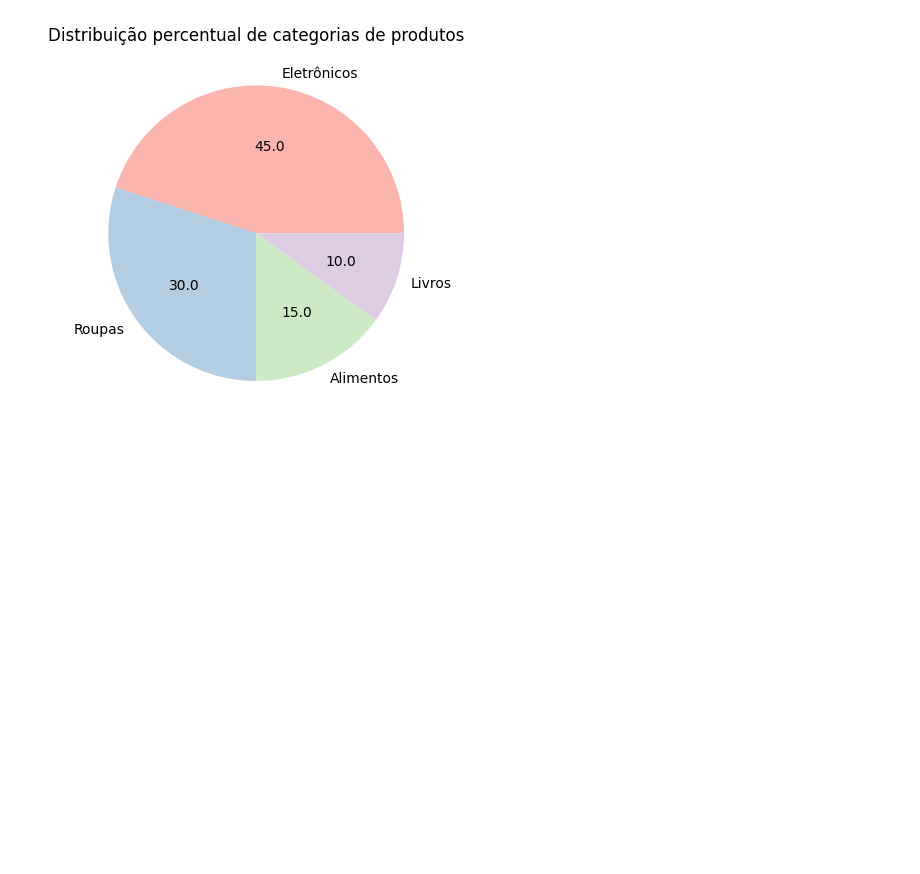
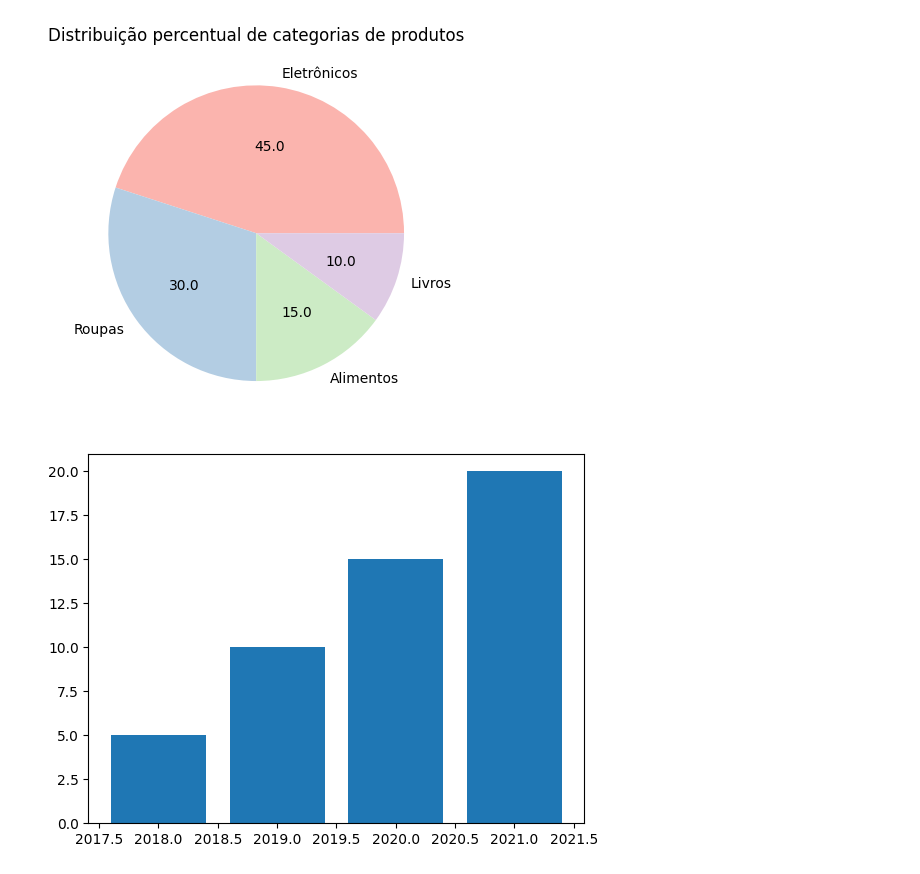
Before and after one commit to stephanyresque/Ciencia-de-dados-2, a Jupyter notebook: 28_10_24.ipynb, the cells around one changed output. Cells and saved outputs as stored; diff of their text form; code cells hidden in the pictures; blank space fills up the shorter version.

```diff
--- a/28_10_24.ipynb
+++ b/28_10_24.ipynb
@@ -164,3 +164,12 @@ plt.title('Distribuição percentual de categorias de produtos')
 plt.show()
 # %% [output]
 [figure]
+# %%
+anos = [2018, 2019, 2020, 2021]
+vendas_online = [5, 10, 15, 20]
+vendas_loja = [10, 8, 6, 4]
+# %%
+plt.bar(anos, vendas_online)
+plt.show()
+# %% [output]
+[figure, added]
```
Also changed, not shown: parts of 13 cells of this notebook.
